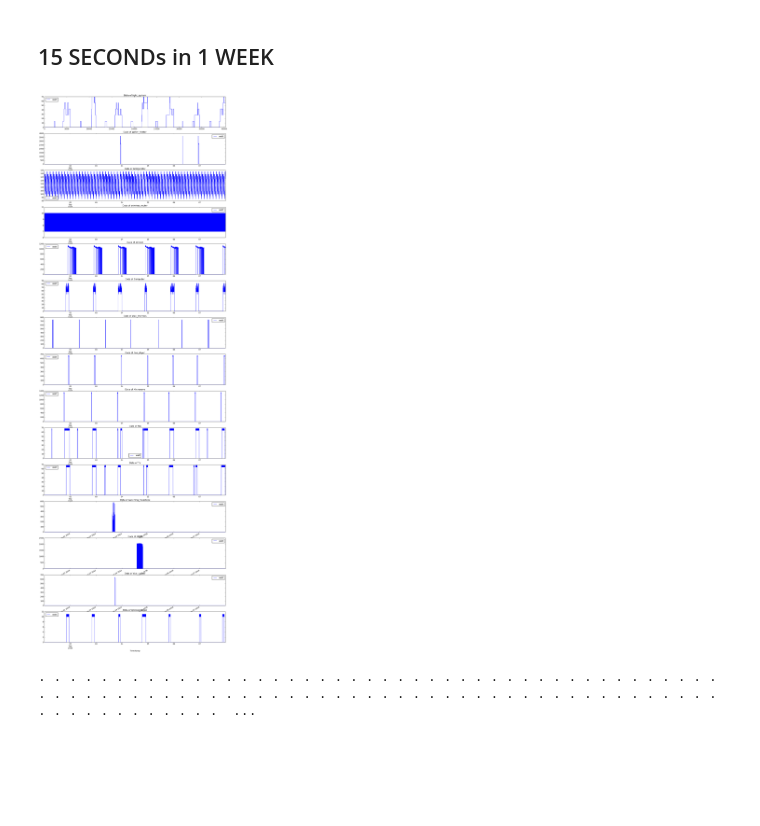
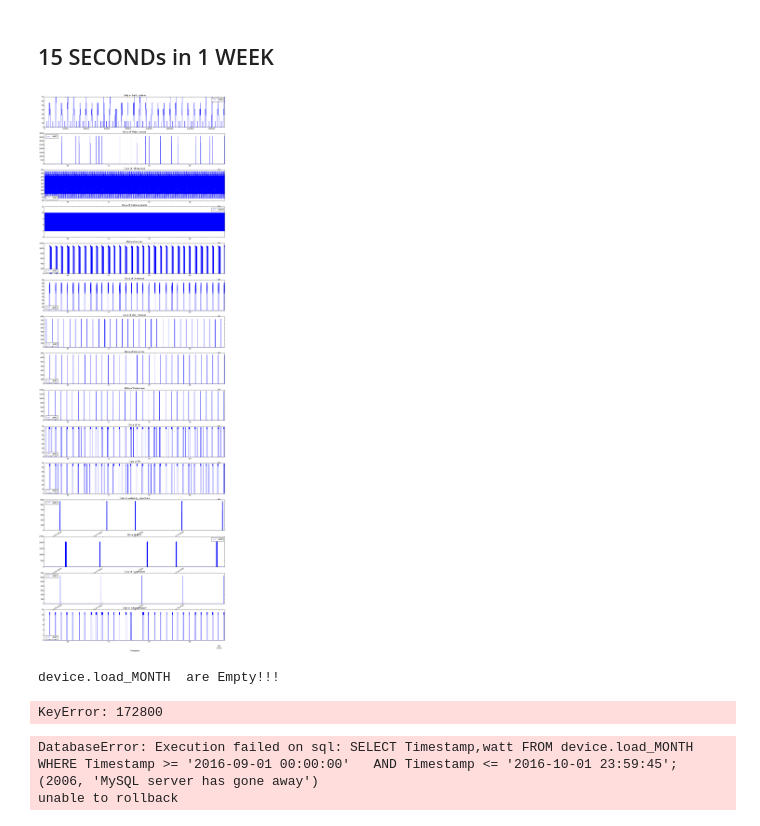
Before and after one commit to Pepownsn/lab, a Jupyter notebook: pattern_device/_watt_month.ipynb, the cells around one changed output. Saved outputs shown, nothing was run; the diff lists cells and outputs as text; code cells hidden in the pictures; blank space fills up the shorter version.

```diff
--- a/pattern_device/_watt_month.ipynb
+++ b/pattern_device/_watt_month.ipynb
@@ -10,7 +10,7 @@ import random
 import matplotlib.pyplot as plt
 %matplotlib inline
 # %%
-conn = MySQLdb.connect("localhost","conn","hems","power")
+conn = MySQLdb.connect("localhost","conn","hems")
 c = conn.cursor()
 
 d = 31
@@ -24,49 +24,49 @@ c = conn.cursor()
 
 
 
-query = "SELECT Timestamp,watt FROM device.light_system WHERE Timestamp >= '%s'   AND Timestamp <= '%s'; "%(time_a[0],time_b[(5760*7)-1])
+query = "SELECT Timestamp,watt FROM device.light_system WHERE Timestamp >= '%s'   AND Timestamp <= '%s'; "%(time_a[0],time_b[(5760*d)-1])
 df_plot = pd.read_sql(query, conn)
 
-query1 = "SELECT Timestamp,watt FROM device.water_heater WHERE Timestamp >= '%s'   AND Timestamp <= '%s'; "%(time_a[0],time_b[(5760*7)-1])
+query1 = "SELECT Timestamp,watt FROM device.water_heater WHERE Timestamp >= '%s'   AND Timestamp <= '%s'; "%(time_a[0],time_b[(5760*d)-1])
 df_plot1 = pd.read_sql(query1, conn, index_col=['Timestamp'])
 
-query2 = "SELECT Timestamp,watt FROM device.refrigurator WHERE Timestamp >= '%s'   AND Timestamp <= '%s'; "%(time_a[0],time_b[(5760*7)-1])
+query2 = "SELECT Timestamp,watt FROM device.refrigurator WHERE Timestamp >= '%s'   AND Timestamp <= '%s'; "%(time_a[0],time_b[(5760*d)-1])
 df_plot2 = pd.read_sql(query2, conn, index_col=['Timestamp'])
 
-query3 = "SELECT Timestamp,watt FROM device.wireless_router WHERE Timestamp >= '%s'   AND Timestamp <= '%s'; "%(time_a[0],time_b[(5760*7)-1])
+query3 = "SELECT Timestamp,watt FROM device.wireless_router WHERE Timestamp >= '%s'   AND Timestamp <= '%s'; "%(time_a[0],time_b[(5760*d)-1])
 df_plot3 = pd.read_sql(query3, conn, index_col=['Timestamp'])
 
-query4 = "SELECT Timestamp,watt FROM device.aircont WHERE Timestamp >= '%s'   AND Timestamp <= '%s'; "%(time_a[0],time_b[(5760*7)-1])
+query4 = "SELECT Timestamp,watt FROM device.aircont WHERE Timestamp >= '%s'   AND Timestamp <= '%s'; "%(time_a[0],time_b[(5760*d)-1])
 df_plot4 = pd.read_sql(query4, conn, index_col=['Timestamp'])
 
-query5 = "SELECT Timestamp,watt FROM device.Computer WHERE Timestamp >= '%s'   AND Timestamp <= '%s'; "%(time_a[0],time_b[(5760*7)-1])
+query5 = "SELECT Timestamp,watt FROM device.Computer WHERE Timestamp >= '%s'   AND Timestamp <= '%s'; "%(time_a[0],time_b[(5760*d)-1])
 df_plot5 = pd.read_sql(query5, conn, index_col=['Timestamp'])
 
-query6= "SELECT Timestamp,watt FROM device.elec_thermos WHERE Timestamp >= '%s'   AND Timestamp <= '%s'; "%(time_a[0],time_b[(5760*7)-1])
+query6= "SELECT Timestamp,watt FROM device.elec_thermos WHERE Timestamp >= '%s'   AND Timestamp <= '%s'; "%(time_a[0],time_b[(5760*d)-1])
 df_plot6 = pd.read_sql(query6, conn, index_col=['Timestamp'])
 
-query7 = "SELECT Timestamp,watt FROM device.hair_dryer WHERE Timestamp >= '%s'   AND Timestamp <= '%s'; "%(time_a[0],time_b[(5760*7)-1])
+query7 = "SELECT Timestamp,watt FROM device.hair_dryer WHERE Timestamp >= '%s'   AND Timestamp <= '%s'; "%(time_a[0],time_b[(5760*d)-1])
 df_plot7 = pd.read_sql(query7, conn, index_col=['Timestamp'])
 
-query8 = "SELECT Timestamp,watt FROM device.Microwave WHERE Timestamp >= '%s'   AND Timestamp <= '%s'; "%(time_a[0],time_b[(5760*7)-1])
+query8 = "SELECT Timestamp,watt FROM device.Microwave WHERE Timestamp >= '%s'   AND Timestamp <= '%s'; "%(time_a[0],time_b[(5760*d)-1])
 df_plot8 = pd.read_sql(query8, conn, index_col=['Timestamp'])
 
-query9 = "SELECT Timestamp,watt FROM device.fan WHERE Timestamp >= '%s'   AND Timestamp <= '%s'; "%(time_a[0],time_b[(5760*7)-1])
+query9 = "SELECT Timestamp,watt FROM device.fan WHERE Timestamp >= '%s'   AND Timestamp <= '%s'; "%(time_a[0],time_b[(5760*d)-1])
 df_plot9 = pd.read_sql(query9, conn, index_col=['Timestamp'])
 
-query10 = "SELECT Timestamp,watt FROM device.TV WHERE Timestamp >= '%s'   AND Timestamp <= '%s'; "%(time_a[0],time_b[(5760*7)-1])
+query10 = "SELECT Timestamp,watt FROM device.TV WHERE Timestamp >= '%s'   AND Timestamp <= '%s'; "%(time_a[0],time_b[(5760*d)-1])
 df_plot10 = pd.read_sql(query10, conn, index_col=['Timestamp'])
 
-query11 = "SELECT Timestamp,watt FROM device.watching_meachine WHERE Timestamp >= '%s' AND Timestamp <= '%s'; "%(time_a[0],time_b[(5760*7)-1])
+query11 = "SELECT Timestamp,watt FROM device.watching_meachine WHERE Timestamp >= '%s' AND Timestamp <= '%s'; "%(time_a[0],time_b[(5760*d)-1])
 df_plot11 = pd.read_sql(query11, conn, index_col=['Timestamp'])
 
-query12 = "SELECT Timestamp,watt FROM device.IRON WHERE Timestamp >= '%s'   AND Timestamp <= '%s'; "%(time_a[0],time_b[(5760*7)-1])
+query12 = "SELECT Timestamp,watt FROM device.IRON WHERE Timestamp >= '%s'   AND Timestamp <= '%s'; "%(time_a[0],time_b[(5760*d)-1])
 df_plot12 = pd.read_sql(query12, conn, index_col=['Timestamp'])
 
-query13 = "SELECT Timestamp,watt FROM device.rice_cooker WHERE Timestamp >= '%s'   AND Timestamp <= '%s'; "%(time_a[0],time_b[(5760*7)-1])
+query13 = "SELECT Timestamp,watt FROM device.rice_cooker WHERE Timestamp >= '%s'   AND Timestamp <= '%s'; "%(time_a[0],time_b[(5760*d)-1])
 df_plot13 = pd.read_sql(query13, conn, index_col=['Timestamp'])
 
-query14 = "SELECT Timestamp,watt FROM device.iphonecharger WHERE Timestamp >= '%s'   AND Timestamp <= '%s'; "%(time_a[0],time_b[(5760*7)-1])
+query14 = "SELECT Timestamp,watt FROM device.iphonecharger WHERE Timestamp >= '%s'   AND Timestamp <= '%s'; "%(time_a[0],time_b[(5760*d)-1])
 df_plot14 = pd.read_sql(query14, conn, index_col=['Timestamp'])
 
 
@@ -95,51 +95,60 @@ df_plot5.plot(ax=ax5)
 ax6.set_title('Data of elec_thermos')
 df_plot6.plot(ax=ax6)
 
 ax7.set_title('Data of hair_dryer')
 df_plot7.plot(ax=ax7)
 
 ax8.set_title('Data of Microwave')
 df_plot8.plot(ax=ax8)
 
 ax9.set_title('Data of fan')
 df_plot9.plot(ax=ax9)
 
 ax10.set_title('Data of TV')
 df_plot10.plot(ax=ax10)
 
 ax11.set_title('Data of watching_meachine')
 df_plot11.plot(ax=ax11)
 
 ax12.set_title('Data of IRON')
 df_plot12.plot(ax=ax12)
 
 ax13.set_title('Data of rice_cooker')
 df_plot13.plot(ax=ax13)
 
 ax14.set_title('Data of iphonecharger')
 df_plot14.plot(ax=ax14)
 
 
 plt.show()
 # %% [output]
-[figure, old version]
+[figure, new version]
 # %%
 i = 0
-while (i <= len(df_plot14)-1):
+conn = MySQLdb.connect("localhost","conn","hems")
+c = conn.cursor()
+query_empty = """truncate table device.load_MONTH  """
+c.execute(query_empty)
+print "device.load_MONTH  are Empty!!! \n"
+while (i <= (len(df_plot14)-1)):
     watt = df_plot.watt[i]+df_plot1.watt[i]+df_plot2.watt[i]+df_plot3.watt[i]+df_plot4.watt[i]+df_plot5.watt[i]+df_plot6.watt[i]+df_plot7.watt[i]+df_plot8.watt[i]+df_plot9.watt[i]+df_plot10.watt[i]+df_plot11.watt[i]+df_plot12.watt[i]+df_plot13.watt[i]+df_plot14.watt[i]
     c.execute("INSERT INTO device.load_MONTH (Timestamp, watt) VALUES (%s, %s)",(time_a[i],watt))
     conn.commit()
     i+=1
-    print ".",
 print "DONE!!!"
 # %% [output]
-. . . . . . . . . . . . . . . . . . . . . . . . . . . . . . . . . . . . . . . . . . . . . . . . . . . . . . . . . . . . . . . . . . . . . . . . . . . . . . . . . . . . . . . . . . . . . . . . . . . .  ...
+device.load_MONTH  are Empty!!!
+KeyError: 172800
 # %%
 
 # query = "SELECT watt FROM device.aircont WHERE Timestamp >= '%s'   AND Timestamp <= '%s'; "% (time_a[0],time_b[j-1])
-query16 = "SELECT Timestamp,watt FROM device.laod_MONTH WHERE Timestamp >= '%s'   AND Timestamp <= '%s'; "% (time_a[0],time_b[5760*7])
+query16 = "SELECT Timestamp,watt FROM device.load_MONTH WHERE Timestamp >= '%s'   AND Timestamp <= '%s'; "% (time_a[0],time_a[(5760*d)-1])
 df = pd.read_sql(query16, conn, index_col=['Timestamp'])
 fig, ax = plt.subplots()
 ax.set_title('device.load_MONTH')
 df.plot(ax=ax )
 plt.show()
+# %% [output]
+DatabaseError: Execution failed on sql: SELECT Timestamp,watt FROM device.load_MONTH WHERE Timestamp >= '2016-09-01 00:00:00'   AND Timestamp <= '2016-10-01 23:59:45';
+(2006, 'MySQL server has gone away')
+unable to rollback
```
